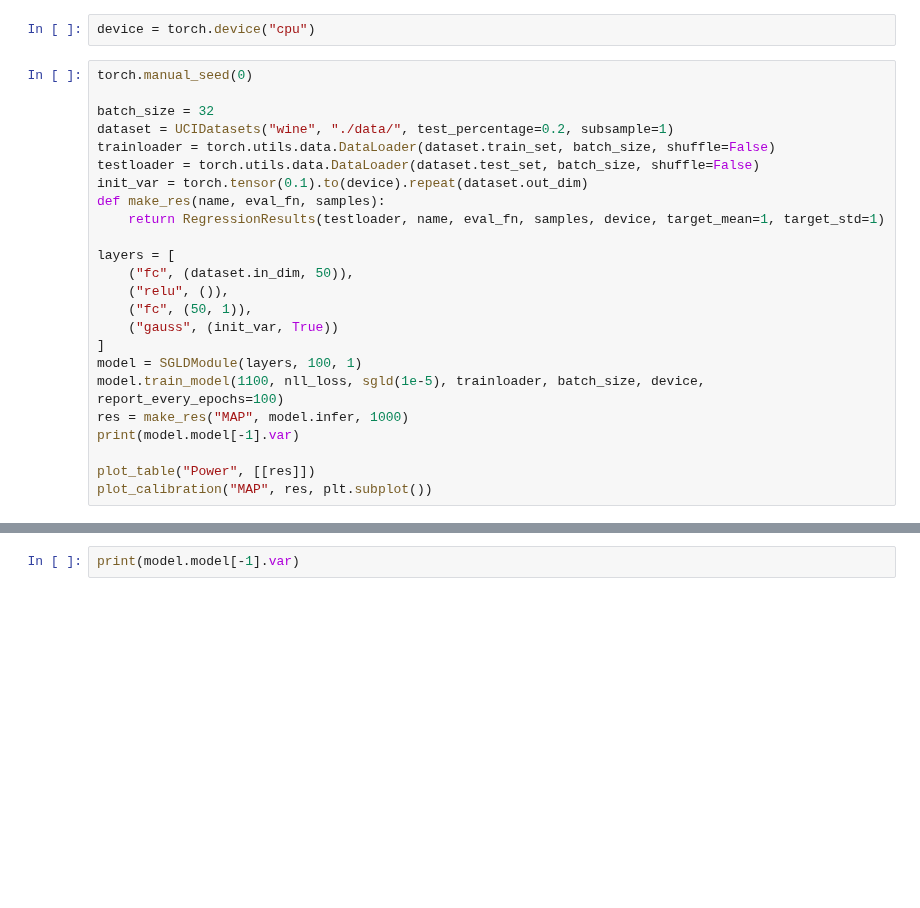
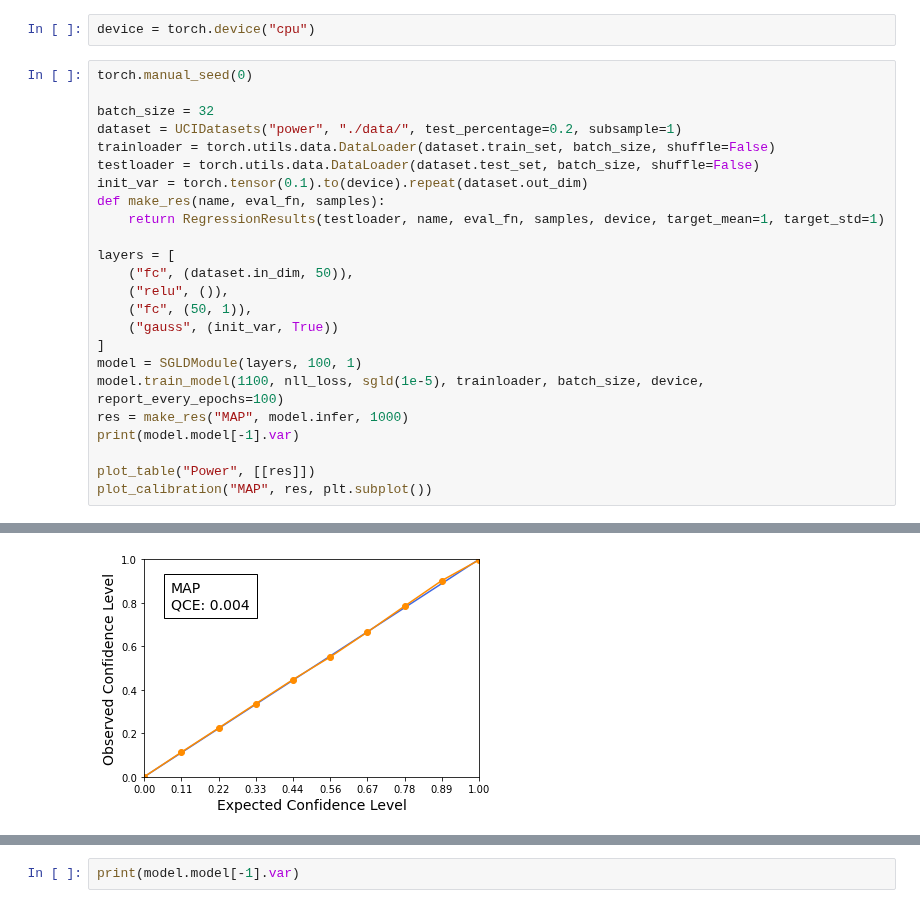
Before and after one commit to Feuermagier/VariationalBayesianDL, a Jupyter notebook: UCI.ipynb, the cells around one changed output, grey strips where cells are left out. Saved outputs shown, nothing was run; the diff lists cells and outputs as text; blank space fills up the shorter version.

```diff
--- a/UCI.ipynb
+++ b/UCI.ipynb
@@ -22,7 +22,7 @@ device = torch.device("cpu")
 torch.manual_seed(0)
 
 batch_size = 32
-dataset = UCIDatasets("wine", "./data/", test_percentage=0.2, subsample=1)
+dataset = UCIDatasets("power", "./data/", test_percentage=0.2, subsample=1)
 trainloader = torch.utils.data.DataLoader(dataset.train_set, batch_size, shuffle=False)
 testloader = torch.utils.data.DataLoader(dataset.test_set, batch_size, shuffle=False)
 init_var = torch.tensor(0.1).to(device).repeat(dataset.out_dim)
@@ -52,3 +63,4 @@ Epoch 400: loss 16.774858474731445
+[figure, added]
 # %%
 plot_losses("BBB", model.all_losses(), plt.subplot())
 # %% [output]
```
Also changed, not shown: parts of 2 cells of this notebook, 1 other file.
